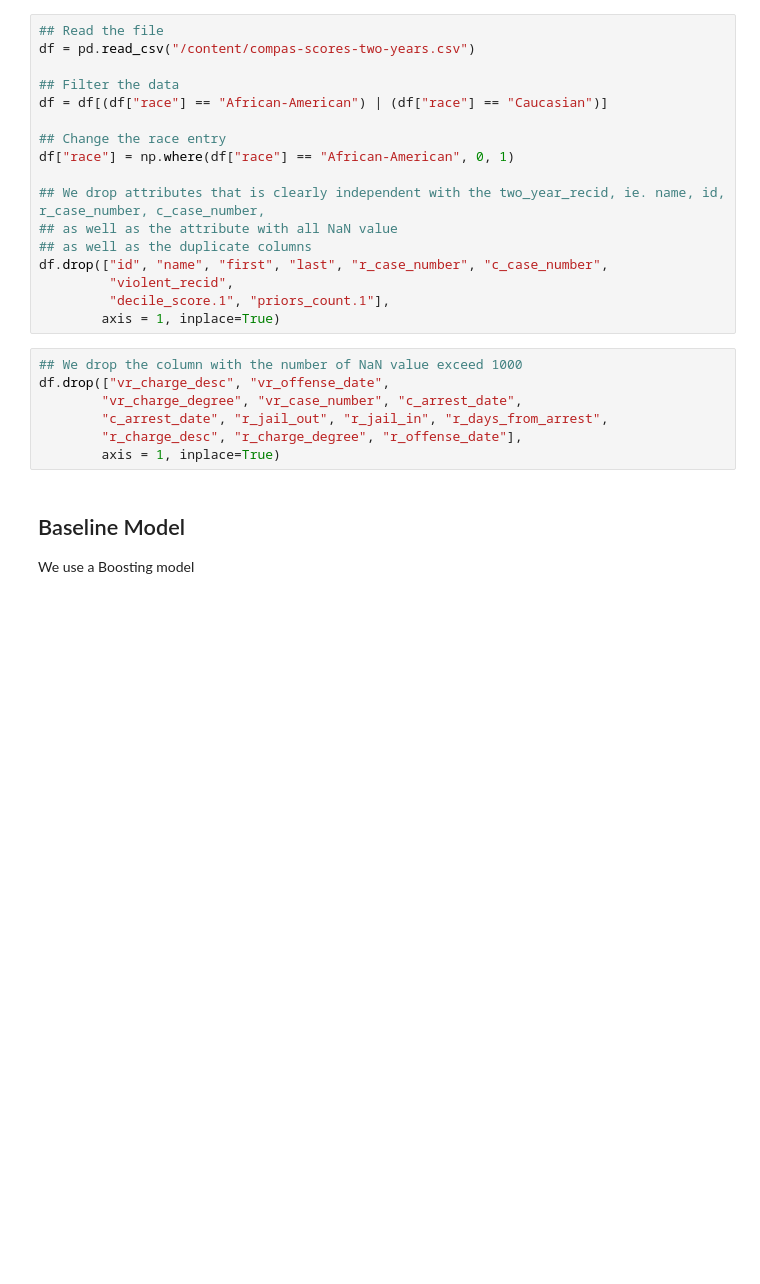
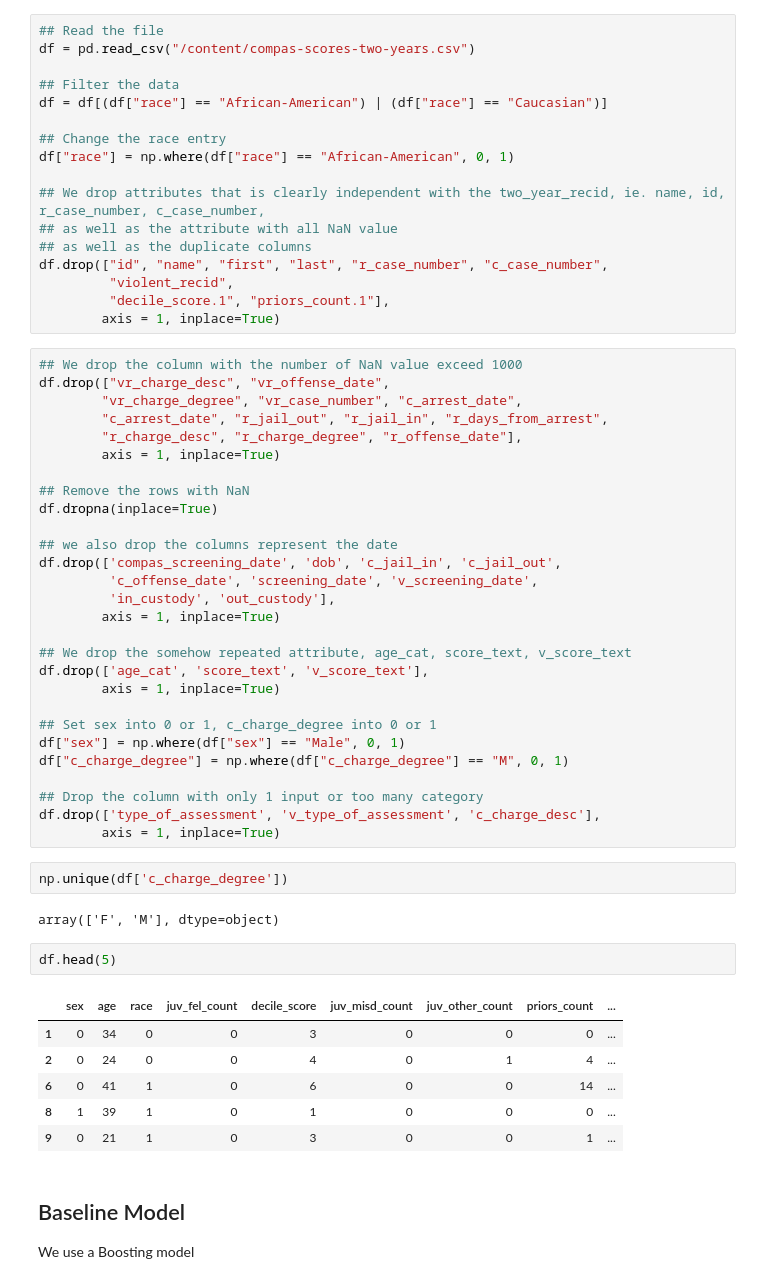
Before and after one commit to helenahxj/Project4-MachineLearningFairness-Group5, a Jupyter notebook: doc/Group5_code.ipynb, the cells around one changed output. Cells and saved outputs as stored; diff of their text form; blank space fills up the shorter version.

```diff
--- a/doc/Group5_code.ipynb
+++ b/doc/Group5_code.ipynb
@@ -29,13 +30,47 @@ df.drop(["id", "name", "first", "last", "r_case_number", "c_case_number",
          "violent_recid",
          "decile_score.1", "priors_count.1"],
         axis = 1, inplace=True)
-# %%
-## We drop the column with the number of NaN value exceed 1000
-df.drop(["vr_charge_desc", "vr_offense_date",
-        "vr_charge_degree", "vr_case_number", "c_arrest_date",
-        "c_arrest_date", "r_jail_out", "r_jail_in", "r_days_from_arrest",
-        "r_charge_desc", "r_charge_degree", "r_offense_date"],
-        axis = 1, inplace=True)
+# %%
+## We drop the column with the number of NaN value exceed 1000
+df.drop(["vr_charge_desc", "vr_offense_date",
+        "vr_charge_degree", "vr_case_number", "c_arrest_date",
+        "c_arrest_date", "r_jail_out", "r_jail_in", "r_days_from_arrest",
+        "r_charge_desc", "r_charge_degree", "r_offense_date"],
+        axis = 1, inplace=True)
+
+## Remove the rows with NaN
+df.dropna(inplace=True)
+
+## we also drop the columns represent the date
+df.drop(['compas_screening_date', 'dob', 'c_jail_in', 'c_jail_out',
+         'c_offense_date', 'screening_date', 'v_screening_date',
+         'in_custody', 'out_custody'],
+        axis = 1, inplace=True)
+
+## We drop the somehow repeated attribute, age_cat, score_text, v_score_text
+df.drop(['age_cat', 'score_text', 'v_score_text'],
+        axis = 1, inplace=True)
+
+## Set sex into 0 or 1, c_charge_degree into 0 or 1
+df["sex"] = np.where(df["sex"] == "Male", 0, 1)
+df["c_charge_degree"] = np.where(df["c_charge_degree"] == "M", 0, 1)
+
+## Drop the column with only 1 input or too many category
+df.drop(['type_of_assessment', 'v_type_of_assessment', 'c_charge_desc'],
+        axis = 1, inplace=True)
+# %%
+np.unique(df['c_charge_degree'])
+# %% [output]
+array(['F', 'M'], dtype=object)
+# %%
+df.head(5)
+# %% [output]
+|  | sex | age | race | juv_fel_count | decile_score | juv_misd_count | juv_other_count | priors_count | ... |
+| 1 | 0 | 34 | 0 | 0 | 3 | 0 | 0 | 0 | ... |
+| 2 | 0 | 24 | 0 | 0 | 4 | 0 | 1 | 4 | ... |
+| 6 | 0 | 41 | 1 | 0 | 6 | 0 | 0 | 14 | ... |
+| 8 | 1 | 39 | 1 | 0 | 1 | 0 | 0 | 0 | ... |
+| 9 | 0 | 21 | 1 | 0 | 3 | 0 | 0 | 1 | ... |
 # %% [markdown]
 ## Baseline Model
 
```
Also changed, not shown: parts of 15 cells of this notebook.
